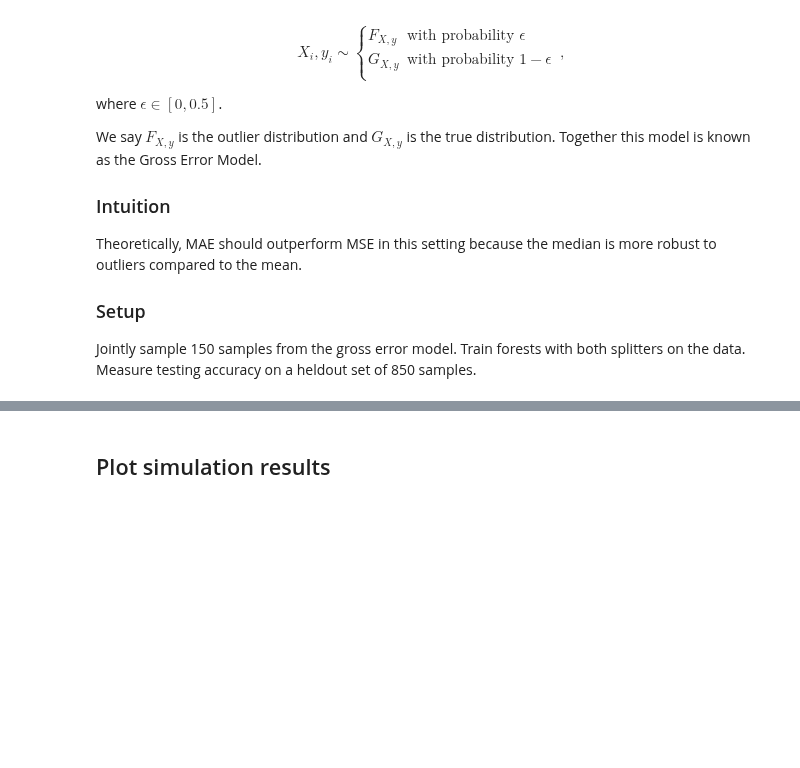
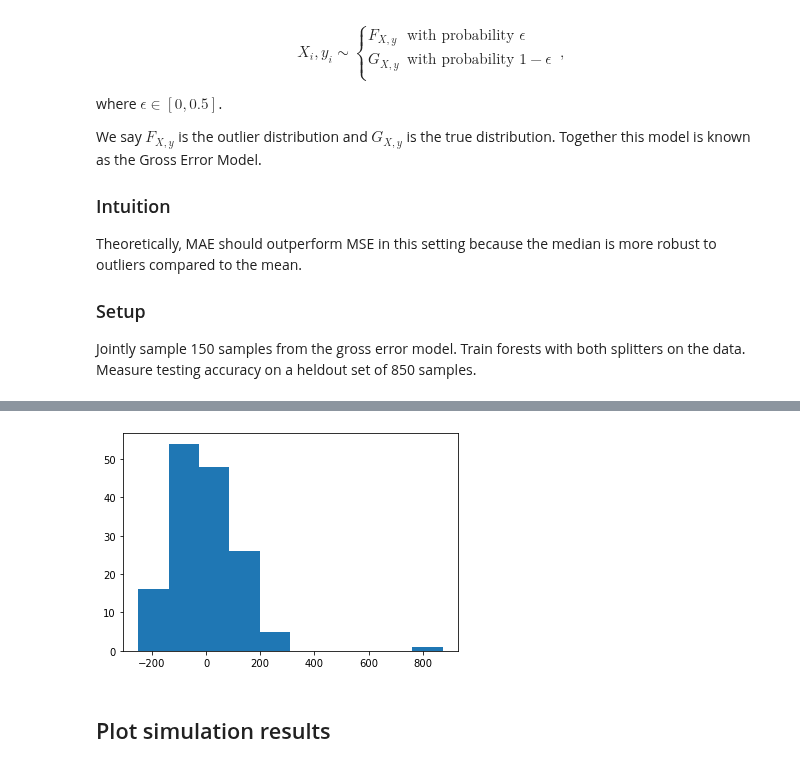
Before and after one commit to NeuroDataDesign/tealeaf, a Jupyter notebook: vivek/simulations/vg_sklearn_splitters_6_11_2019.ipynb, the cells around one changed output, grey strips where cells are left out. Saved outputs shown, nothing was run; the diff lists cells and outputs as text; code cells hidden in the pictures; blank space fills up the shorter version.

```diff
--- a/vivek/simulations/vg_sklearn_splitters_6_11_2019.ipynb
+++ b/vivek/simulations/vg_sklearn_splitters_6_11_2019.ipynb
@@ -53,3 +72,13 @@ from simulation import sample
+# %%
+# Sample model with no outliers
+params["epsilon"] = 0.2
+X_train, _, y_train, _ = sample(**params)
+
+# Plot the distribution of the training labels
+plt.hist(y_train[:, 0])
+plt.show()
+# %% [output]
+[figure, added]
 # %% [markdown]
 ## Plot simulation results
 # %%
```
Also changed, not shown: parts of 4 cells of this notebook.
